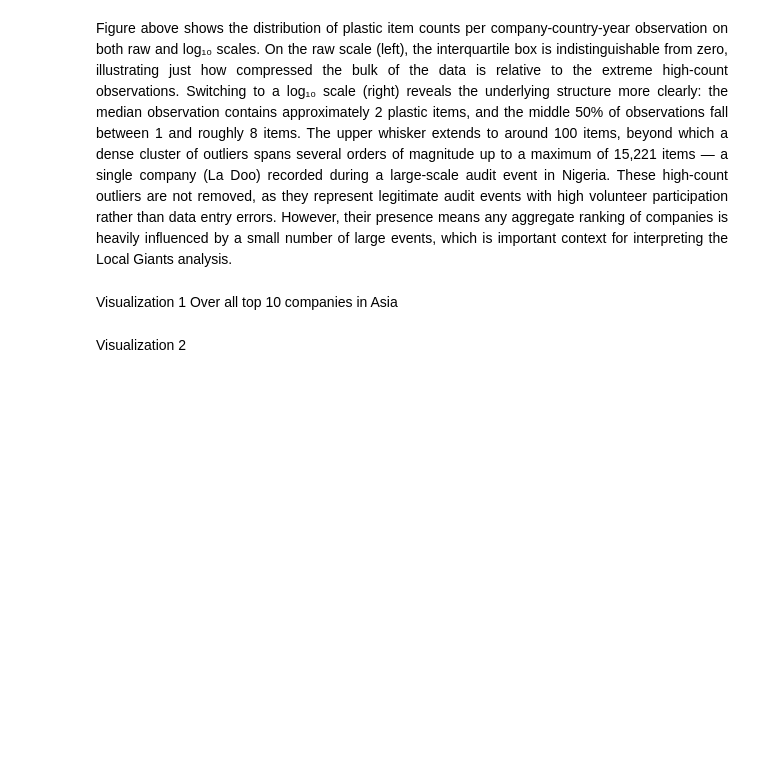
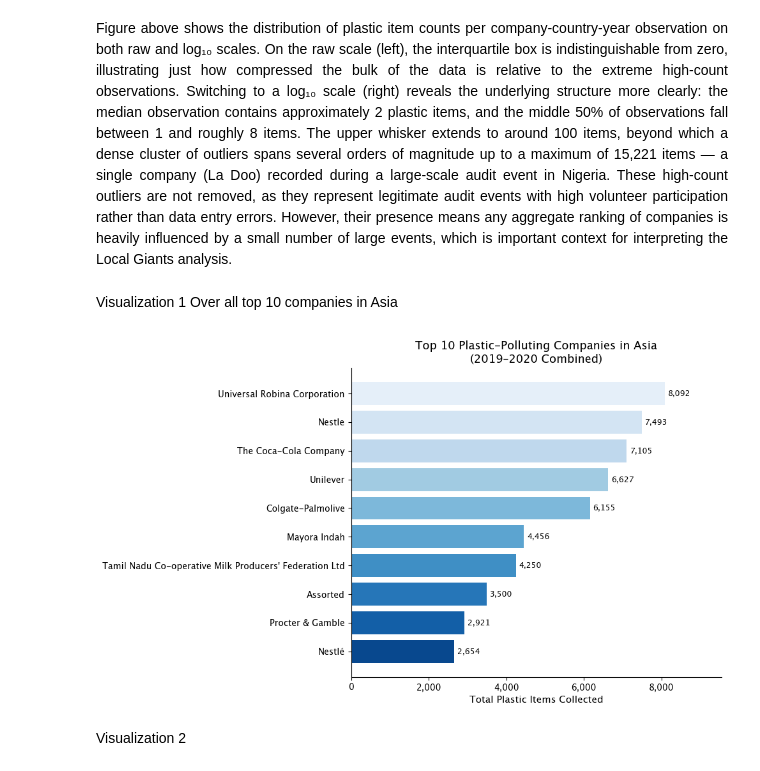
Before and after one commit to xuanntm/dss5201-visualization, a Jupyter notebook: src/DSS5201_Group_Project.ipynb, the cells around one changed output. Drawn from its saved outputs; the diff is of its cells as text; code cells hidden in the pictures; blank space fills up the shorter version.

```diff
--- a/src/DSS5201_Group_Project.ipynb
+++ b/src/DSS5201_Group_Project.ipynb
@@ -278,5 +278,38 @@ plt.show()
 <p style="text-align: justify;">Figure above shows the distribution of plastic item counts per company-country-year observation on both raw and log₁₀ scales. On the raw scale (left), the interquartile box is indistinguishable from zero, illustrating just how compressed the bulk of the data is relative to the extreme high-count observations. Switching to a log₁₀ scale (right) reveals the underlying structure more clearly: the median observation contains approximately 2 plastic items, and the middle 50% of observations fall between 1 and roughly 8 items. The upper whisker extends to around 100 items, beyond which a dense cluster of outliers spans several orders of magnitude up to a maximum of 15,221 items — a single company (La Doo) recorded during a large-scale audit event in Nigeria. These high-count outliers are not removed, as they represent legitimate audit events with high volunteer participation rather than data entry errors. However, their presence means any aggregate ranking of companies is heavily influenced by a small number of large events, which is important context for interpreting the Local Giants analysis.</p>
 # %% [markdown]
 Visualization 1 Over all top 10 companies in Asia
+# %%
+# Visualization 1: Top 10 plastic-polluting companies in Asia (2019–2020 combined)
+
+asia_df = df[df['continent'] == 'Asia']
+asia_top10 = (
+    asia_df.groupby('parent_company')['grand_total']
+    .sum()
+    .sort_values(ascending=False)
+    .head(10)
+    .reset_index()
+)
+
+fig, ax = plt.subplots(figsize=(10, 6))
+colors = sns.color_palette('Blues_r', n_colors=10)
+bars = ax.barh(
+    asia_top10['parent_company'][::-1].values,
+    asia_top10['grand_total'][::-1].values,
+    color=colors
+)
+
+for bar, val in zip(bars, asia_top10['grand_total'][::-1].values):
+    ax.text(bar.get_width() + 80, bar.get_y() + bar.get_height() / 2,
+            f'{int(val):,}', va='center', fontsize=9)
+
+ax.set_xlabel('Total Plastic Items Collected', fontsize=11)
+ax.set_title('Top 10 Plastic-Polluting Companies in Asia\n(2019–2020 Combined)', fontsize=13, fontweight='bold')
+ax.xaxis.set_major_formatter(ticker.FuncFormatter(lambda x, _: f'{int(x):,}'))
+ax.set_xlim(0, asia_top10['grand_total'].max() * 1.18)
+sns.despine()
+plt.tight_layout()
+plt.show()
+# %% [output]
+[figure, added]
 # %% [markdown]
 Visualization 2
```
Also changed, not shown: parts of 3 cells of this notebook.
